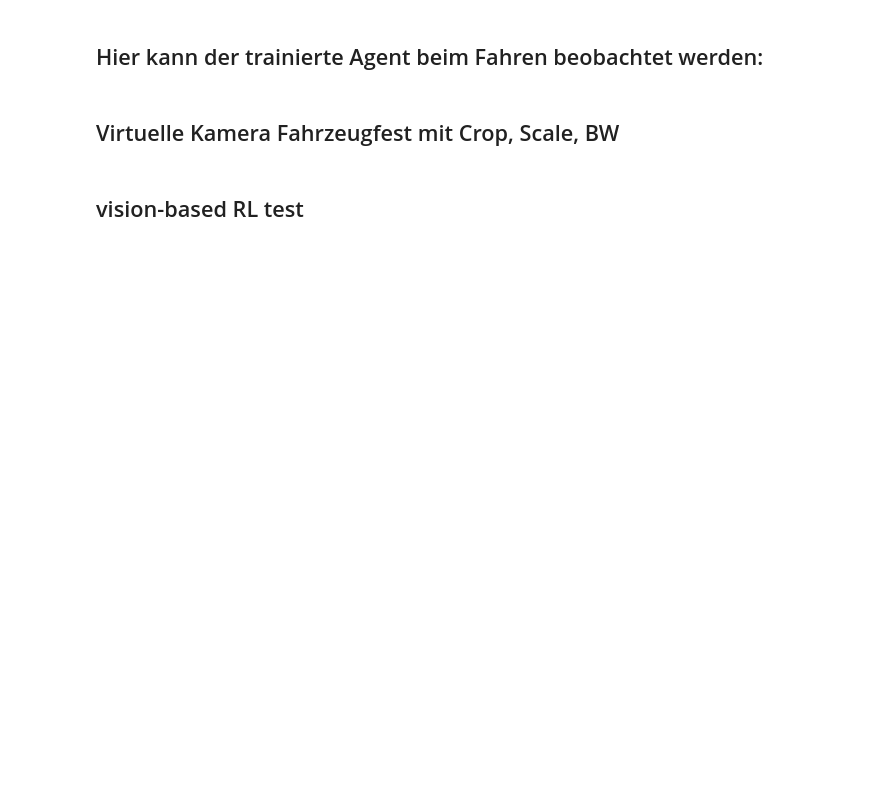
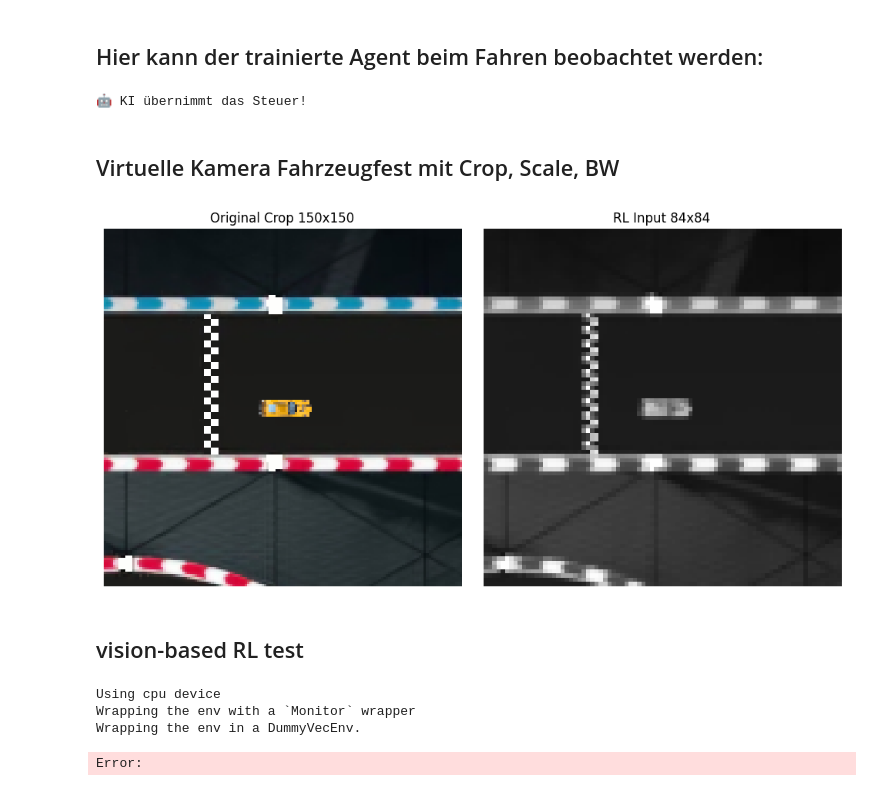
Before and after one commit to magnusneumann/carrera_rl, a Jupyter notebook: Notebook_prototyping.ipynb, the cells around one changed output. Saved outputs shown, nothing was run; the diff lists cells and outputs as text; code cells hidden in the pictures; blank space fills up the shorter version.

```diff
--- a/Notebook_prototyping.ipynb
+++ b/Notebook_prototyping.ipynb
@@ -287,7 +287,8 @@ HITBOX_W = 10.0
 
 # --- 2. Environment initialisieren ---
 env = Carrera2DEnv(track_image_path="data/strecke.png",
-                   car_image_path="data/carrera_car.png") # Pfade ggf. anpassen
+                   car_image_path="data/carrera_car.png",
+                   render_mode="human") # Pfade ggf. anpassen
 obs, info = env.reset()
 
 pygame.init()
@@ -566,7 +596,7 @@ from stable_baselines3 import PPO
 from src.envs.carrera_2d_env import Carrera2DEnv
 
 # 1. Environment und Modell laden
-env = Carrera2DEnv('data/strecke.png', 'data/carrera_car.png')
+env = Carrera2DEnv('data/strecke.png', 'data/carrera_car.png', render_mode="human") # Render Mode auf "human" für Sichtbarkeit
 model = PPO.load("models/ppo_carrera_20260531_1632")
 
 obs, info = env.reset()
@@ -634,6 +664,8 @@ while running:
 
 env.close()
 pygame.quit()
+# %% [output]
+🤖 KI übernimmt das Steuer!
 # %% [markdown]
 ## Virtuelle Kamera Fahrzeugfest mit Crop, Scale, BW
 # %%
@@ -658,34 +690,36 @@ if env.screen is not None:
     x_m, y_m = env.state[0], env.state[1]
     car_x_px = x_m * env.pixels_per_meter
     car_y_px = y_m * env.pixels_per_meter
 
     # 4. Bild mit unserer neuen Klasse abgreifen
     rl_obs, debug_crop = camera.get_car_centric_observation(env.screen, car_x_px, car_y_px)
 
     # --- 5. Visualisierung in der Notebook-Zelle ---
     fig, axes = plt.subplots(1, 2, figsize=(10, 5))
 
     # Bild 1: Der rohe Ausschnitt (Für Matplotlib müssen wir BGR zu RGB tauschen)
     debug_crop_rgb = cv2.cvtColor(debug_crop, cv2.COLOR_BGR2RGB)
     axes[0].imshow(debug_crop_rgb)
     axes[0].set_title(f"Original Crop {camera.crop_width}x{camera.crop_height}")
     axes[0].axis('off')
 
     # Bild 2: Der RL-Input
     # rl_obs hat aktuell die Shape (1, 84, 84) wegen np.expand_dims.
     # Matplotlib will für Graustufen aber nur (84, 84) haben, also ziehen wir den Index 0.
     rl_image = rl_obs[0]
 
     # vmin und vmax sind wichtig, da unsere Werte zwischen 0.0 und 1.0 normalisiert sind!
-    axes[1].imshow(rl_image, cmap='gray', vmin=0, vmax=1)
+    axes[1].imshow(rl_image, cmap='gray', vmin=0, vmax=255)
     axes[1].set_title(f"RL Input {camera.target_width}x{camera.target_height}")
     axes[1].axis('off')
 
     plt.tight_layout()
     plt.show()
 
 # Environment wieder sauber schließen
 env.close()
+# %% [output]
+[figure, added]
 # %% [markdown]
 ## vision-based RL test
 # %%
@@ -694,7 +728,7 @@ from src.envs.carrera_2d_env import Carrera2DEnv
 from stable_baselines3.common.env_checker import check_env
 
 # 1. Environment auf Vision umstellen
-env_vision = Carrera2DEnv('data/strecke.png', 'data/carrera_car.png', obs_type="vision")
+env_vision = Carrera2DEnv('data/strecke.png', 'data/carrera_car.png', obs_type="vision", render_mode="human")
 
 # 2. Check (Sollte grün durchlaufen)
 check_env(env_vision, warn=True)
@@ -704,3 +738,8 @@ model_vision = PPO("CnnPolicy", env_vision, verbose=1)
 
 # 4. Los geht's!
 model_vision.learn(total_timesteps=60000)
+# %% [output]
+Using cpu device
+Wrapping the env with a `Monitor` wrapper
+Wrapping the env in a DummyVecEnv.
+Error:
```
Also changed, not shown: parts of 5 cells of this notebook, 2 other files.
